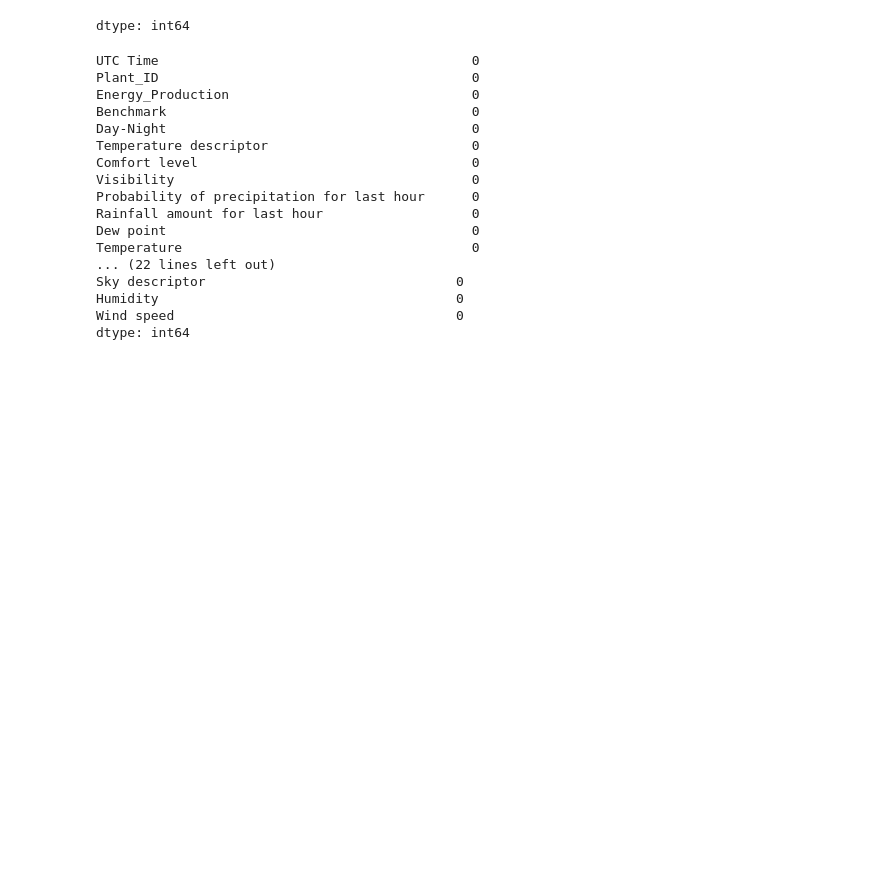
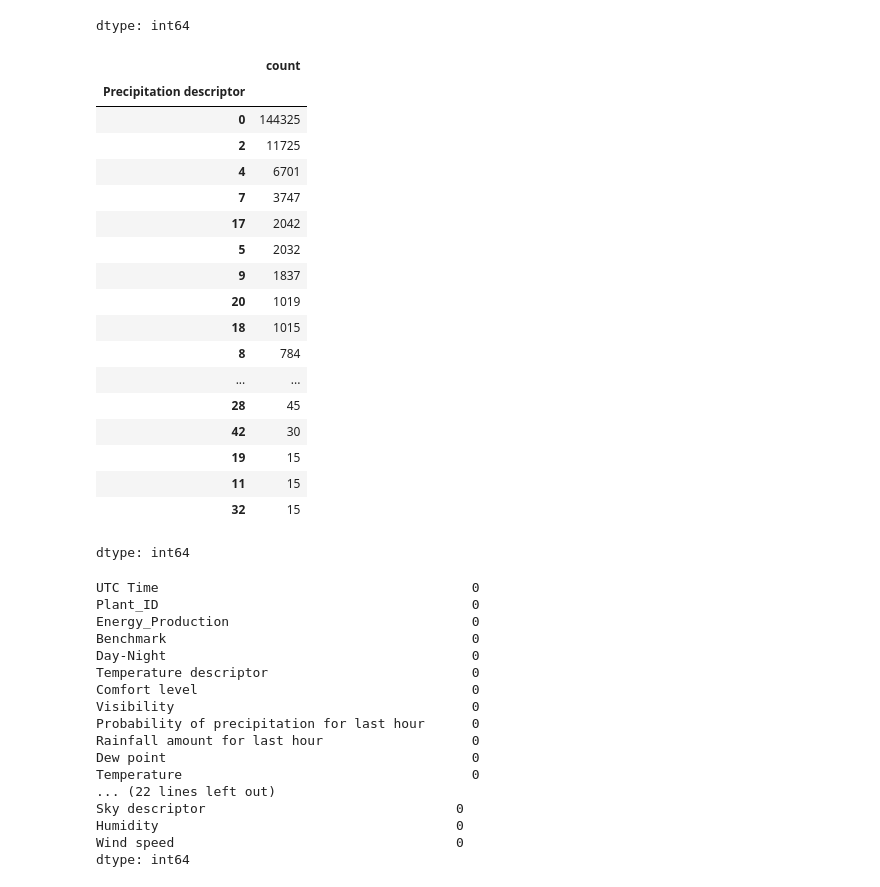
Before and after one commit to Katpst/Solar-Energy-Production-Forecasting, a Jupyter notebook: ML_Forecasting.ipynb, the cells around one changed output. Drawn from its saved outputs; the diff is of its cells as text; code cells hidden in the pictures; blank space fills up the shorter version.

```diff
--- a/ML_Forecasting.ipynb
+++ b/ML_Forecasting.ipynb
@@ -95,6 +95,28 @@ train[cols].nunique(dropna=False)
 | Precipitation descriptor | 21 |
 | Sky descriptor | 16 |
 dtype: int64
+# %%
+train["Precipitation descriptor"].value_counts()
+# %% [output]
+|  | count |
+| Precipitation descriptor |  |
+| 0 | 144325 |
+| 2 | 11725 |
+| 4 | 6701 |
+| 7 | 3747 |
+| 17 | 2042 |
+| 5 | 2032 |
+| 9 | 1837 |
+| 20 | 1019 |
+| 18 | 1015 |
+| 8 | 784 |
+| ... | ... |
+| 28 | 45 |
+| 42 | 30 |
+| 19 | 15 |
+| 11 | 15 |
+| 32 | 15 |
+dtype: int64
 # %%
 train["Precipitation descriptor"] = train["Precipitation descriptor"].replace(-2147483648, np.nan)
 # test doesnt have mismatch
```
Also changed, not shown: parts of 22 cells of this notebook.
